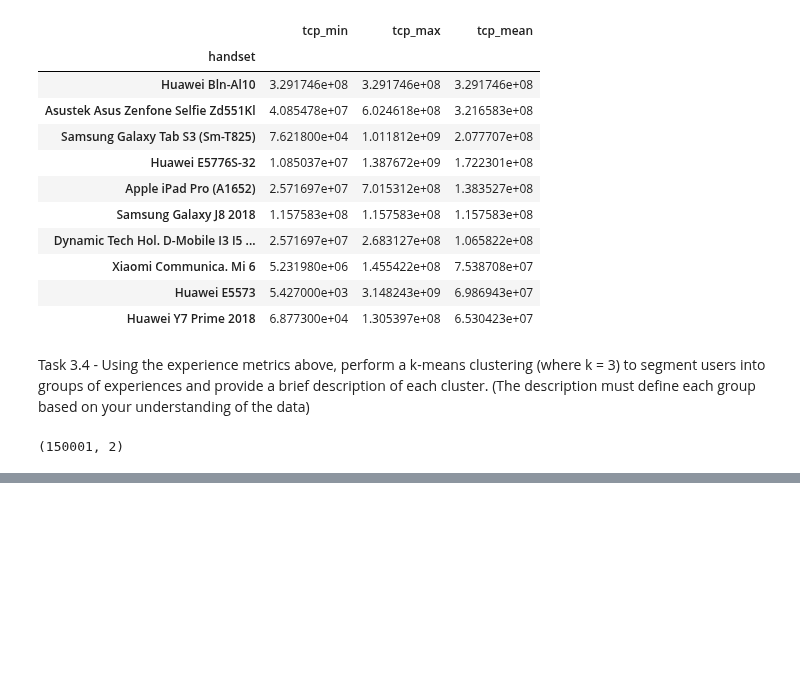
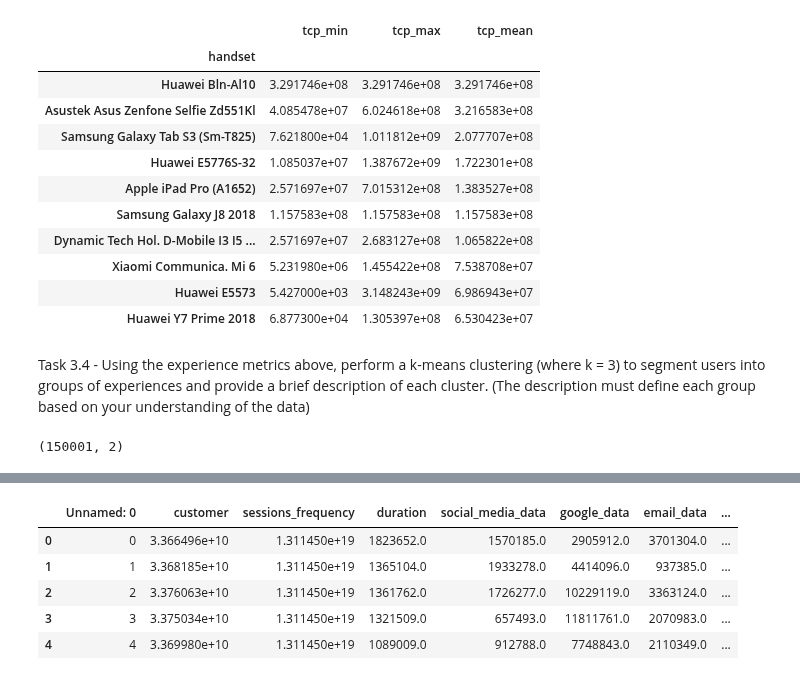
Before and after one commit to tutorialcreation/TelComChallenge, a Jupyter notebook: notebooks/Experience Analysis.ipynb, the cells around one changed output, grey strips where cells are left out. Saved outputs shown, nothing was run; the diff lists cells and outputs as text; code cells hidden in the pictures; blank space fills up the shorter version.

```diff
--- a/notebooks/Experience Analysis.ipynb
+++ b/notebooks/Experience Analysis.ipynb
@@ -329,0 +339,14 @@ experience_df.to_csv("../data/experience.csv")
+# %%
+engagement = pd.read_csv("../data/applications.csv")
+experience_ = pd.read_csv("../data/experience.csv")
+satisfaction_df = pd.DataFrame({"customer":experience_["customer"],
+                                "engagement_score":engagement["engagement_score"],
+                                "experience_score":experience_["experience_score"]})
+satisfa
+# %% [output]
+|  | Unnamed: 0 | customer | sessions_frequency | duration | social_media_data | google_data | email_data | ... |
+| 0 | 0 | 3.366496e+10 | 1.311450e+19 | 1823652.0 | 1570185.0 | 2905912.0 | 3701304.0 | ... |
+| 1 | 1 | 3.368185e+10 | 1.311450e+19 | 1365104.0 | 1933278.0 | 4414096.0 | 937385.0 | ... |
+| 2 | 2 | 3.376063e+10 | 1.311450e+19 | 1361762.0 | 1726277.0 | 10229119.0 | 3363124.0 | ... |
+| 3 | 3 | 3.375034e+10 | 1.311450e+19 | 1321509.0 | 657493.0 | 11811761.0 | 2070983.0 | ... |
+| 4 | 4 | 3.369980e+10 | 1.311450e+19 | 1089009.0 | 912788.0 | 7748843.0 | 2110349.0 | ... |
```
Also changed, not shown: parts of 5 cells of this notebook, 1 other file.
